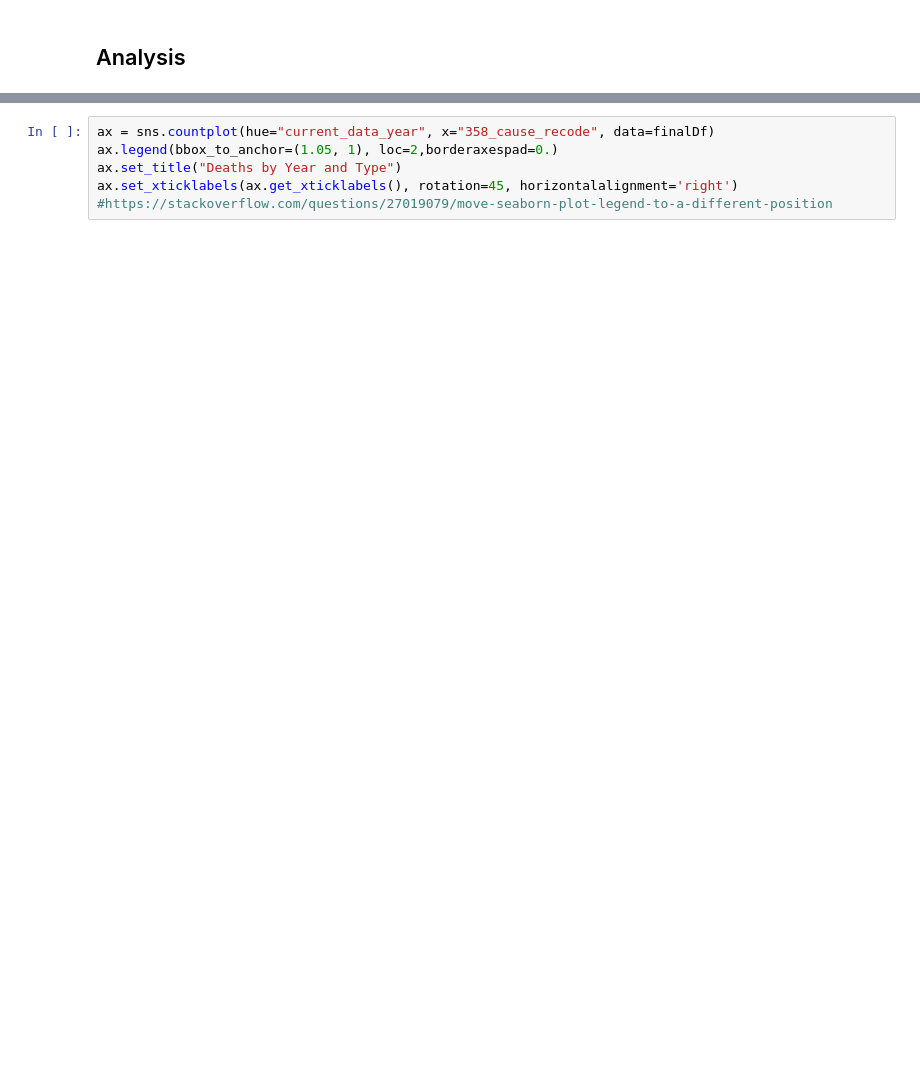
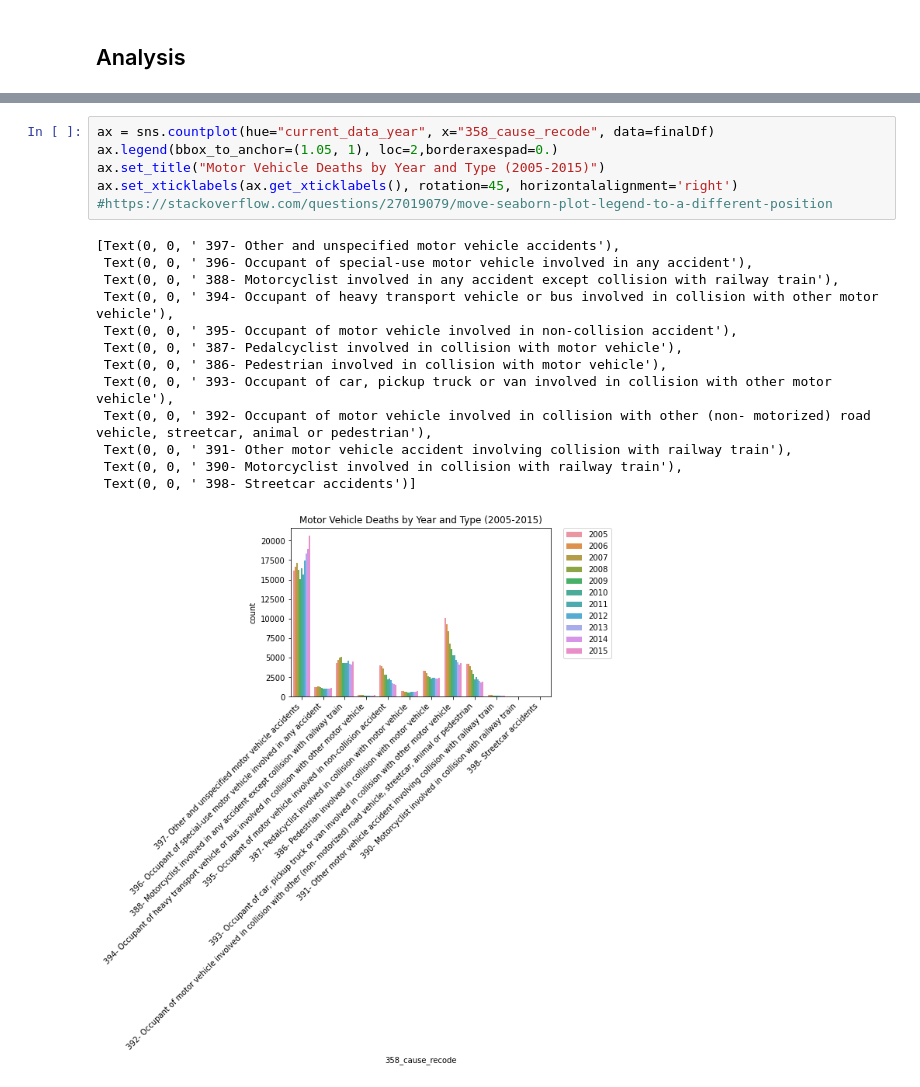
Before and after one commit to MimiBebe/Project-1Team3, a Jupyter notebook: Barbara.ipynb, the cells around one changed output, grey strips where cells are left out. Drawn from its saved outputs; the diff is of its cells as text; blank space fills up the shorter version.

```diff
--- a/Barbara.ipynb
+++ b/Barbara.ipynb
@@ -194,9 +401,23 @@ ax.set_title("Total Deaths by Month and Year")
 # %%
 ax = sns.countplot(hue="current_data_year", x="358_cause_recode", data=finalDf)
 ax.legend(bbox_to_anchor=(1.05, 1), loc=2,borderaxespad=0.)
-ax.set_title("Deaths by Year and Type")
+ax.set_title("Motor Vehicle Deaths by Year and Type (2005-2015)")
 ax.set_xticklabels(ax.get_xticklabels(), rotation=45, horizontalalignment='right')
 #https://stackoverflow.com/questions/27019079/move-seaborn-plot-legend-to-a-different-position
+# %% [output]
+[Text(0, 0, ' 397- Other and unspecified motor vehicle accidents'),
+ Text(0, 0, ' 396- Occupant of special-use motor vehicle involved in any accident'),
+ Text(0, 0, ' 388- Motorcyclist involved in any accident except collision with railway train'),
+ Text(0, 0, ' 394- Occupant of heavy transport vehicle or bus involved in collision with other motor vehicle'),
+ Text(0, 0, ' 395- Occupant of motor vehicle involved in non-collision accident'),
+ Text(0, 0, ' 387- Pedalcyclist involved in collision with motor vehicle'),
+ Text(0, 0, ' 386- Pedestrian involved in collision with motor vehicle'),
+ Text(0, 0, ' 393- Occupant of car, pickup truck or van involved in collision with other motor vehicle'),
+ Text(0, 0, ' 392- Occupant of motor vehicle involved in collision with other (non- motorized) road vehicle, streetcar, animal or pedestrian'),
+ Text(0, 0, ' 391- Other motor vehicle accident involving collision with railway train'),
+ Text(0, 0, ' 390- Motorcyclist involved in collision with railway train'),
+ Text(0, 0, ' 398- Streetcar accidents')]
+[figure, added]
 # %%
 ax = sns.countplot(hue="current_data_year", x="day_of_week_of_death", data=finalDf)
 ax.legend(bbox_to_anchor=(1.05, 1), loc=2,borderaxespad=0.)
```
Also changed, not shown: parts of 39 cells of this notebook, 2 other files.
